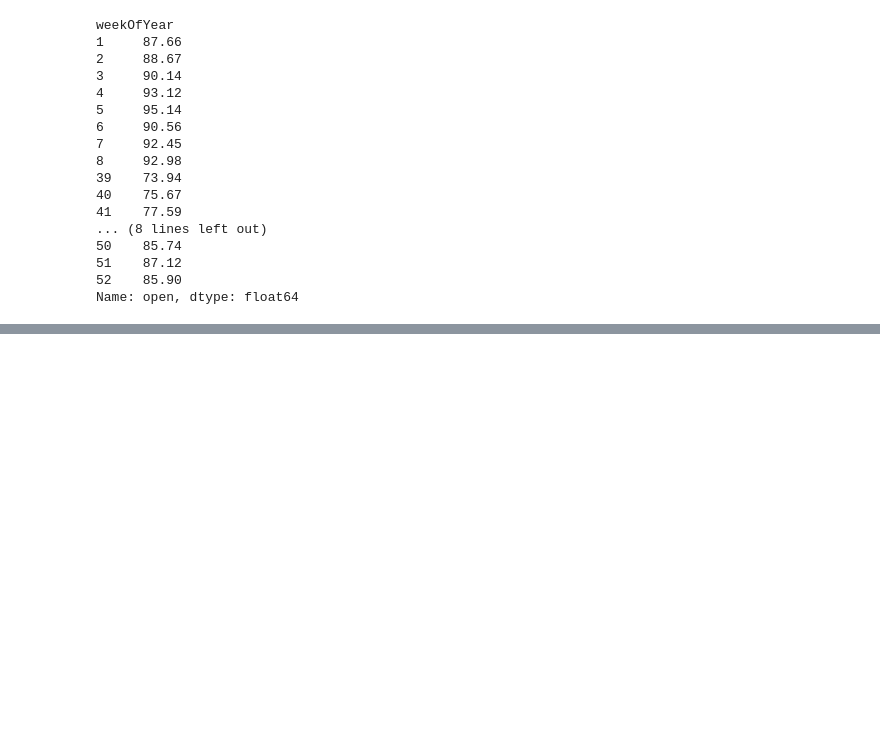
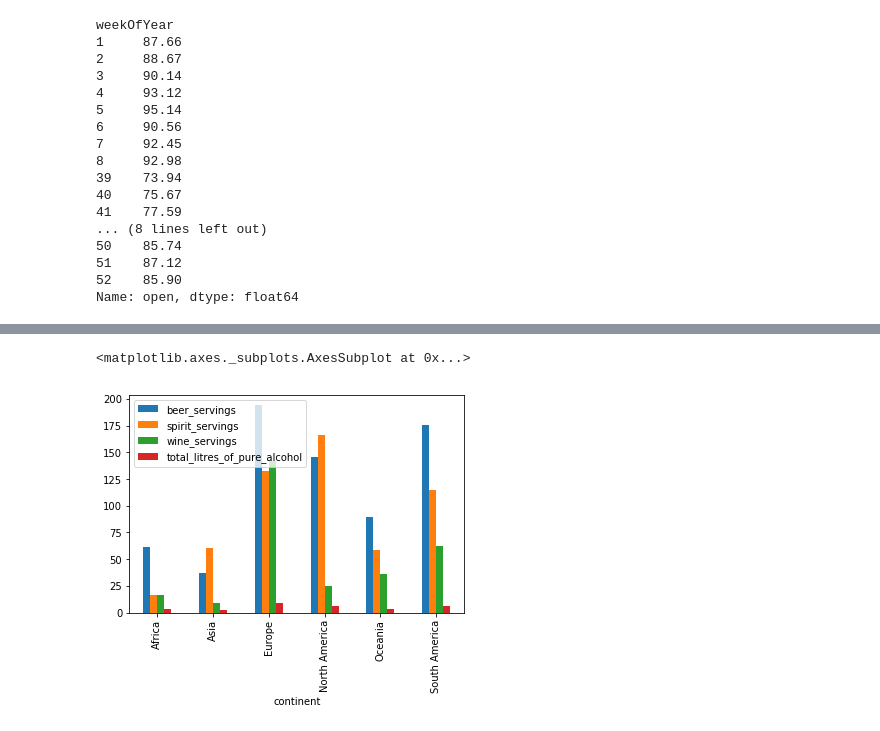
Before and after one commit to prashantas/MyDataScience, a Jupyter notebook: Python/date_stock_groupby.ipynb, the cells around one changed output, grey strips where cells are left out. Cells and saved outputs as stored; diff of their text form; code cells hidden in the pictures; blank space fills up the shorter version.

```diff
--- a/Python/date_stock_groupby.ipynb
+++ b/Python/date_stock_groupby.ipynb
@@ -141,0 +191,2 @@ Name: open, dtype: float64
+# %%
+drinks = pd.read_csv('http://bit.ly/drinksbycountry')
@@ -141,0 +264,5 @@ Name: open, dtype: float64
+# %%
+drinks.groupby('continent').mean().plot(kind='bar')
+# %% [output]
+<matplotlib.axes._subplots.AxesSubplot at 0x...>
+[figure, added]
```
Also changed, not shown: parts of 15 cells of this notebook.
